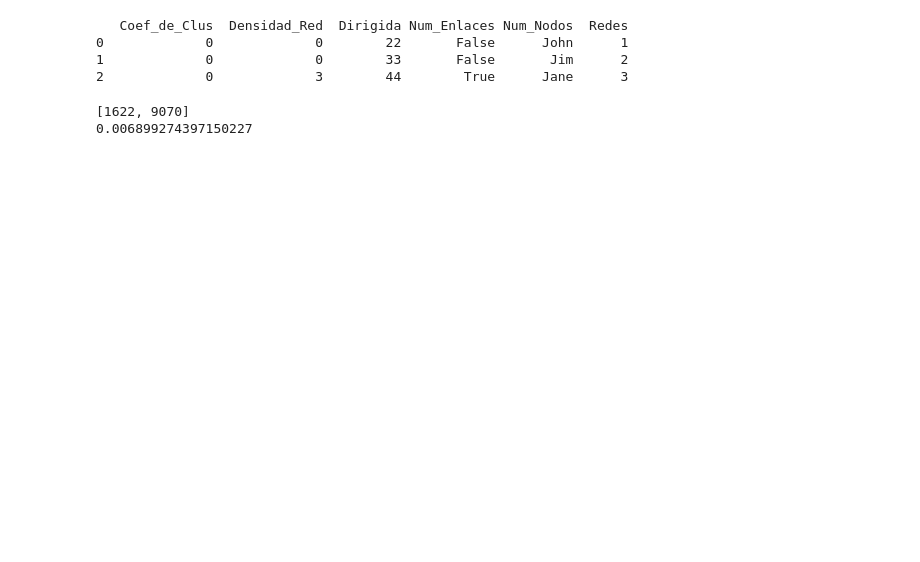
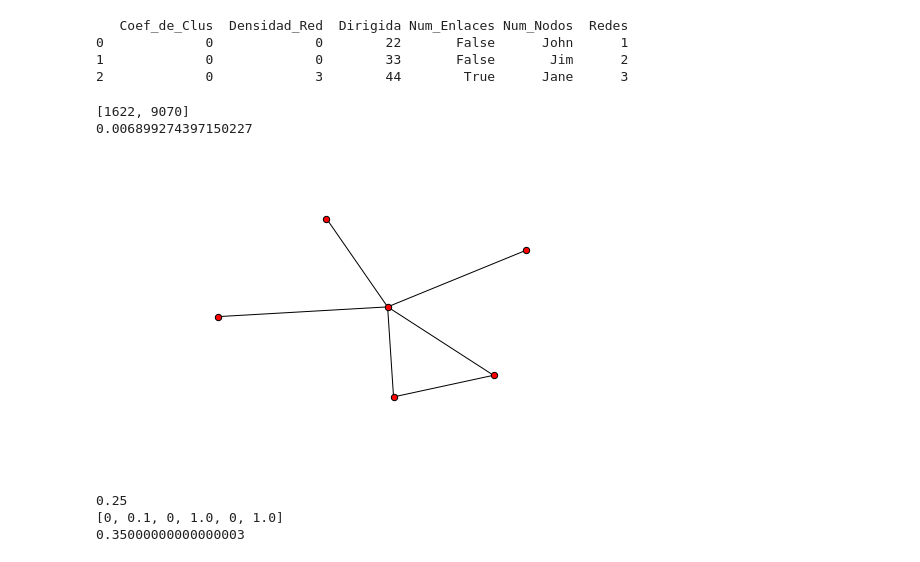
Before and after one commit to Juanfio/FacuyJuan_2018, a Jupyter notebook: Trabajo_Practico_1.ipynb, the cells around one changed output. Cells and saved outputs as stored; diff of their text form; code cells hidden in the pictures; blank space fills up the shorter version.

```diff
--- a/Trabajo_Practico_1.ipynb
+++ b/Trabajo_Practico_1.ipynb
@@ -101,3 +118,52 @@ print (densidad_red)
 # %% [output]
 [1622, 9070]
 0.006899274397150227
+# %%
+#CODIGO PRUEBA
+import networkx as nx
+import pandas as pd
+import matplotlib.pylab as plt
+import numpy as np
+
+def ldata(archive):
+    f=open(archive)
+    data=[]
+    for line in f:
+        line=line.strip()
+        col=line.split()
+        data.append(col)
+    return data
+AP_MS = ldata ("yeast_AP-MS.txt")
+
+
+g = nx.Graph ()
+
+for i in range (5):
+    g.add_nodes_from (AP_MS[i])
+    g.add_edge (AP_MS[i][0],AP_MS[i][1])
+
+g.add_edge (AP_MS[0][1],AP_MS[1][1])
+nx.draw(g,node_size = 40,with_labels=False, font_weight='bold')
+plt.show ()
+
+def clus_local_prom (grafo):
+    clus_nod = nx.clustering(g) #Devuelve dic - Prot y clus son las proteinas y los coeficientes de c/u -
+    prot = clus_nod.keys()          # luego las transformo en listas.
+    clus = clus_nod.values()
+    prot_list = list (prot)
+    clus_list = list (clus)
+    print (clus_list)
+    for i in range (len(clus_list)):
+        suma_clus_local = sum (clus_list)
+        promedio_clus_local = suma_clus_local/len (clus_list)
+    return promedio_clus_local
+
+print (nx.transitivity(g))
+promedio_clus_local = clus_local_prom (g)
+print (promedio_clus_local)
+#print (nx.triangles(g,AP_MS[1][1]))
+# %% [output]
+[figure, added]
+0.25
+[0, 0.1, 0, 1.0, 0, 1.0]
+0.35000000000000003
```
Also changed, not shown: parts of 3 cells of this notebook.
